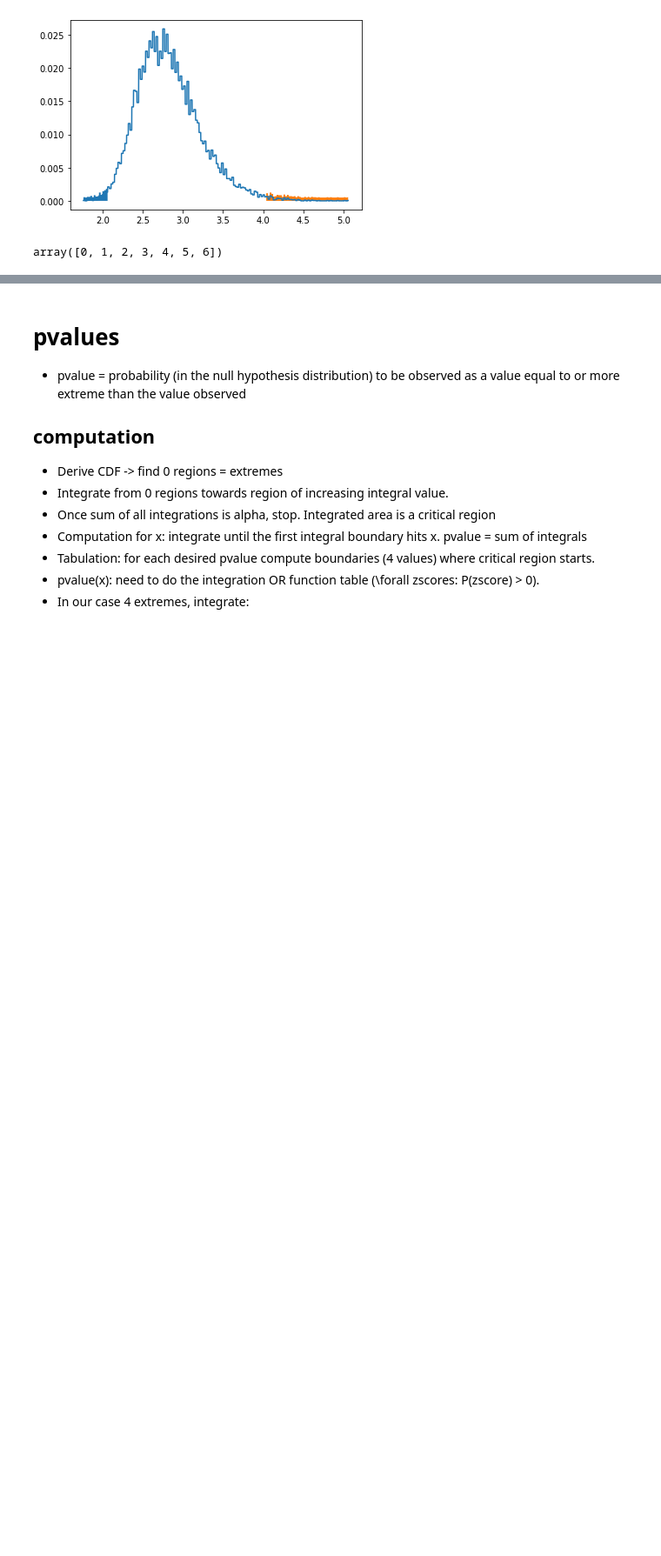
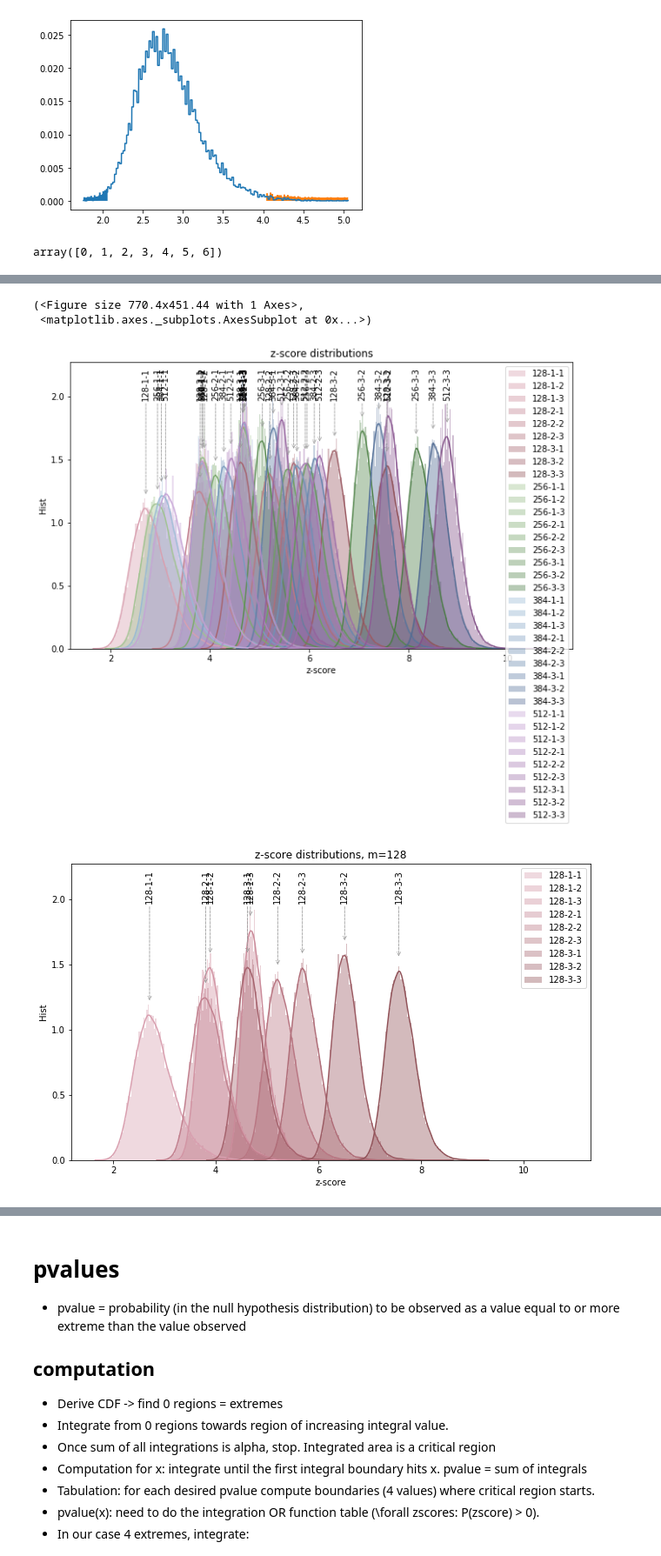
Before and after one commit to ph4r05/booltest, a Jupyter notebook: bool-pvalues.ipynb, the cells around one changed output, grey strips where cells are left out. Shown at 87% size. Drawn from its saved outputs; the diff is of its cells as text; code cells hidden in the pictures; blank space fills up the shorter version.

```diff
--- a/bool-pvalues.ipynb
+++ b/bool-pvalues.ipynb
@@ -374,0 +381,2 @@ crit_regions_table(data)
+# %%
+cregions = list(crit_regions(data, True))
@@ -374,0 +394,45 @@ crit_regions_table(data)
+# %%
+# z-score dist plot
+a4_dims = (10.7, 6.27)  #None #(2*11.7, 8.27)
+ylim = (0.0, 2.2740367425079864)
+xlim = (1.1900278616886606, 11.30353802905374)
+
+
+def distplots(cregions, colors, desc, fname, xlim=None, ylim=None):
+    fig, ax = pyplot.subplots(figsize=a4_dims)
+
+    for i in range(len(cregions)):
+        zs = [abs(x) for x in cregions[i][1][0][4]]
+        lbl = '-'.join([str(x) for x in cregions[i][0]])
+
+        r = sns.distplot(a=zs, ax=ax, hist=True, norm_hist=False, bins='auto', label=lbl, kde=True, color=colors[i])
+        lx = r.lines[-1].get_xdata()
+        ly = r.lines[-1].get_ydata()
+        maxi = np.argmax(ly)
+
+        ax.annotate(lbl, (lx[maxi], ly[maxi] + 0.1), xytext=(lx[maxi], 2.1),
+                    rotation=90, ha='center', va='center',
+                    arrowprops={'arrowstyle':'->', 'connectionstyle':'arc3',
+                                "linestyle":"--", "linewidth":0.8, "color":'0.6'})
+        print(desc, i, len(zs), ly[maxi])
+
+    plt.legend(loc='upper right')
+    plt.title(desc if desc else 'z-score distributions')
+    ax.set_xlabel("z-score")
+    ax.set_ylabel("Hist")
+    if xlim: ax.set_xlim(xlim)
+    if ylim: ax.set_ylim(ylim)
+
+    plt.savefig(fname, bbox_inches='tight', dpi=400)
+    #plt.savefig(os.path.splitext(fname)[0] + '.pdf', bbox_inches='tight', dpi=400)
+    return fig, ax
+
+fig, ax = distplots(cregions, colors, 'z-score distributions', 'zscore-dists.png', xlim, ylim)
+# print('ylim', ax.get_ylim())
+# print('xlim', ax.get_xlim())
+
+distplots(cregions[0*9:1*9], colors[0*9:1*9], 'z-score distributions, m=128', 'zscore-dists-128.png', xlim, ylim)
+distplots(cregions[1*9:2*9], colors[1*9:2*9], 'z-score distributions, m=256', 'zscore-dists-256.png', xlim, ylim)
+distplots(cregions[2*9:3*9], colors[2*9:3*9], 'z-score distributions, m=384', 'zscore-dists-384.png', xlim, ylim)
+distplots(cregions[3*9:4*9], colors[3*9:4*9], 'z-score distributions, m=512', 'zscore-dists-512.png', xlim, ylim)
+# %% [output]
@@ -374,0 +456,4 @@ crit_regions_table(data)
+(<Figure size 770.4x451.44 with 1 Axes>,
+ <matplotlib.axes._subplots.AxesSubplot at 0x...>)
+[figure, added]
+[figure, added]
```
Also changed, not shown: parts of 7 cells of this notebook.
